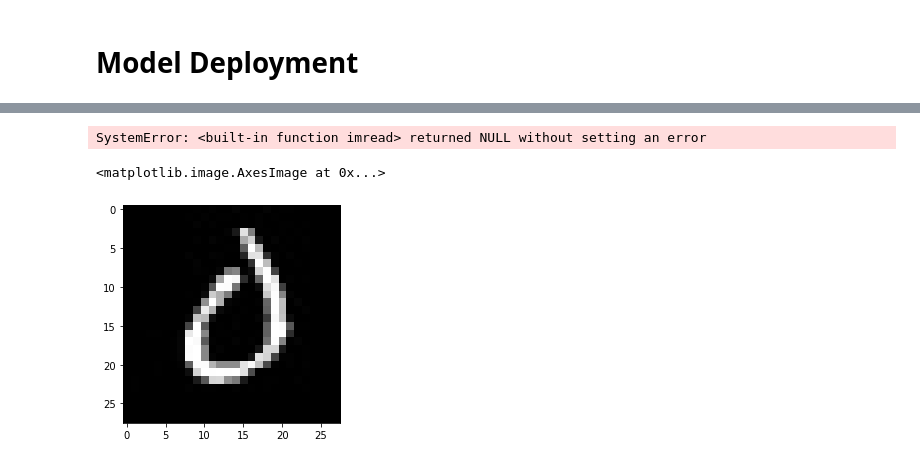
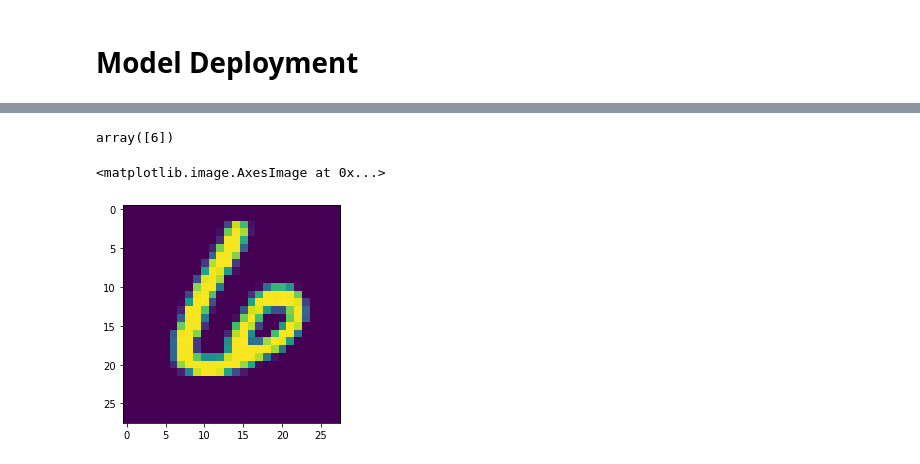
Before and after one commit to rohitrrg/handwritten-digit-reconizer, a Jupyter notebook: training.ipynb, the cells around one changed output, grey strips where cells are left out. Saved outputs shown, nothing was run; the diff lists cells and outputs as text; code cells hidden in the pictures.

```diff
--- a/training.ipynb
+++ b/training.ipynb
@@ -16,6 +12,6 @@ pickle.format_version
 # %%
 # import dataset
-dataset = pd.read_csv('train.csv')
+dataset = pd.read_csv('data/train.csv')
 dataset.head()
 # %% [output]
 |  | label | pixel0 | pixel1 | pixel2 | pixel3 | pixel4 | pixel5 | pixel6 | pixel7 | pixel8 | ... | ... |
@@ -104,4 +90,4 @@ test set score 0.961577
 # %% [markdown]
 ## Train Model
 # %%
-model = XGBClassifier().fit(data.values, labels)
+model = RandomForestClassifier(n_estimators=100, random_state=0).fit(data.values, labels)
@@ -140,7 +124,7 @@ submission.to_csv('submission.csv', index=False)
 # %% [markdown]
 # Model Deployment
 # %%
-test = pd.read_csv('test.csv').values
+test = pd.read_csv('data/test.csv').values
 with open('model_pkl', 'rb') as f:
     model = pickle.load(f)
 # %%
@@ -167,7 +151,3 @@ def get_random_data():
     return data
 # %%
 data = get_random_data()
-# %%
-c = cv2.imread(data[0])
-# %% [output]
-SystemError: <built-in function imread> returned NULL without setting an error
@@ -176,5 +156,9 @@ img = cv2.imread('templates/images/0.jpeg')
+# %%
+model.predict(img)
+# %% [output]
+array([6])
 # %%
-plt.imshow(img)
+plt.imshow(data[1])
 # %% [output]
 <matplotlib.image.AxesImage at 0x...>
-[figure, old version]
+[figure, new version]
```
Also changed, not shown: parts of 10 cells of this notebook, 7 other files.
